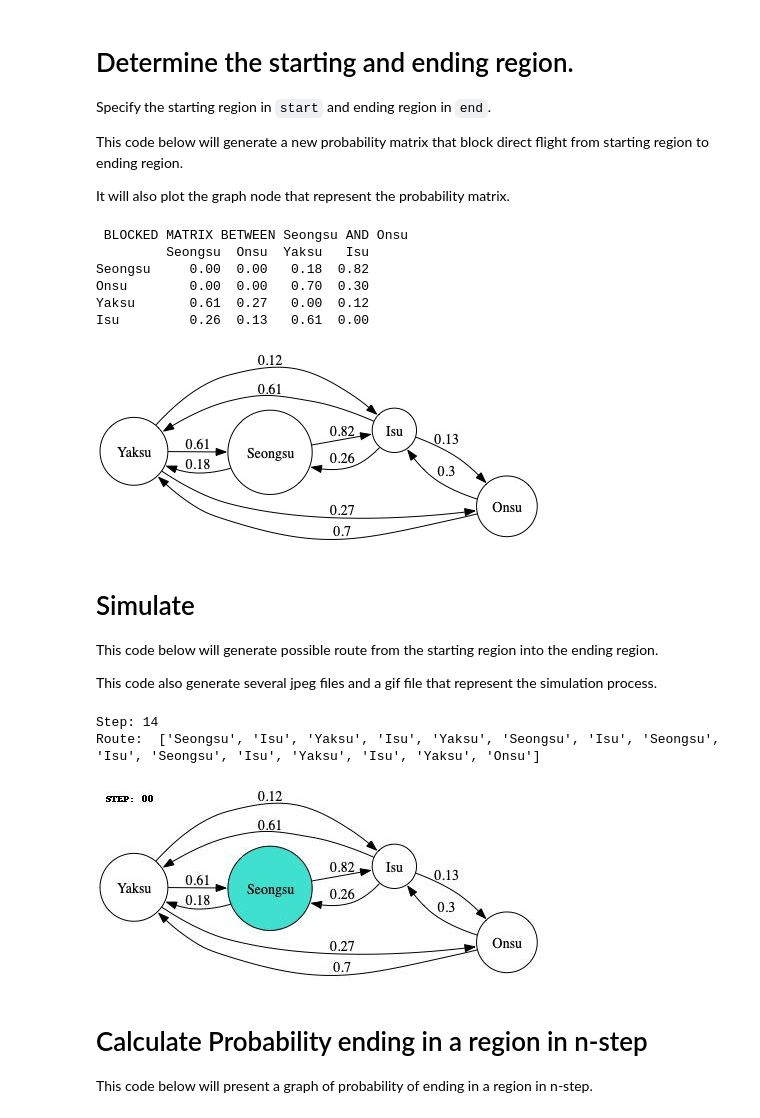
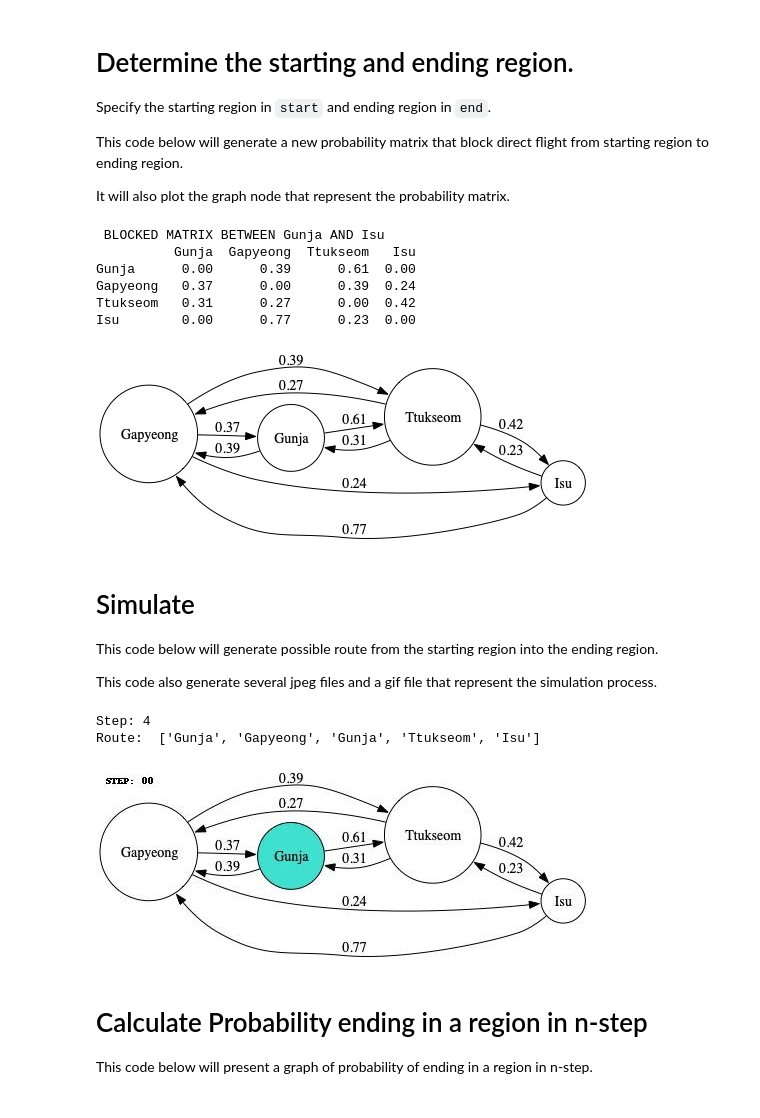
Before and after one commit to ardiantovn/markovchain, a Jupyter notebook: markovchain.ipynb, the cells around one changed output. Saved outputs shown, nothing was run; the diff lists cells and outputs as text; code cells hidden in the pictures.

```diff
--- a/markovchain.ipynb
+++ b/markovchain.ipynb
@@ -26,5 +25,5 @@ This code below will generate a probability matrix that describes the probabilit
 # %%
 mc = MarkovChain(region_list=['Seongsu', 'Onsu', 'Yaksu', 'Isu'],
-                 remove_self_flight=True)
-
-base_img = mc.plot_base()
+                 remove_self_flight=True,
+                 generate_random_data=False,
+                 csv_file_path='./data/example.csv')
@@ -39,19 +45,19 @@ direct flight from starting region to ending region.
 
 It will also plot the graph node that represent the probability matrix.
 # %%
-start = 'Seongsu'
-end = 'Onsu'
+start = 'Gunja'
+end = 'Isu'
 blocked_img = mc.plot_blocked_node(node_1=start,
                                    node_2=end)
 ImageDisplay(blocked_img)
 # %% [output]
- BLOCKED MATRIX BETWEEN Seongsu AND Onsu
-         Seongsu  Onsu  Yaksu   Isu
-Seongsu     0.00  0.00   0.18  0.82
-Onsu        0.00  0.00   0.70  0.30
-Yaksu       0.61  0.27   0.00  0.12
-Isu         0.26  0.13   0.61  0.00
+ BLOCKED MATRIX BETWEEN Gunja AND Isu
+          Gunja  Gapyeong  Ttukseom   Isu
+Gunja      0.00      0.39      0.61  0.00
+Gapyeong   0.37      0.00      0.39  0.24
+Ttukseom   0.31      0.27      0.00  0.42
+Isu        0.00      0.77      0.23  0.00
-[figure, old version]
+[figure, new version]
 # %% [markdown]
 # Simulate
 
@@ -74,9 +80,9 @@ print('Route: ',travel_simulated)
 travel_img = mc.plot_travel_simulation(plot_mode)
 ImageDisplay(travel_img)
 # %% [output]
-Step: 14
-Route:  ['Seongsu', 'Isu', 'Yaksu', 'Isu', 'Yaksu', 'Seongsu', 'Isu', 'Seongsu', 'Isu', 'Seongsu', 'Isu', 'Yaksu', 'Isu', 'Yaksu', 'Onsu']
+Step: 4
+Route:  ['Gunja', 'Gapyeong', 'Gunja', 'Ttukseom', 'Isu']
-[figure, old version]
+[figure, new version]
 # %% [markdown]
 # Calculate Probability ending in a region in n-step
 
```
Also changed, not shown: parts of 4 cells of this notebook, 16 other files.
